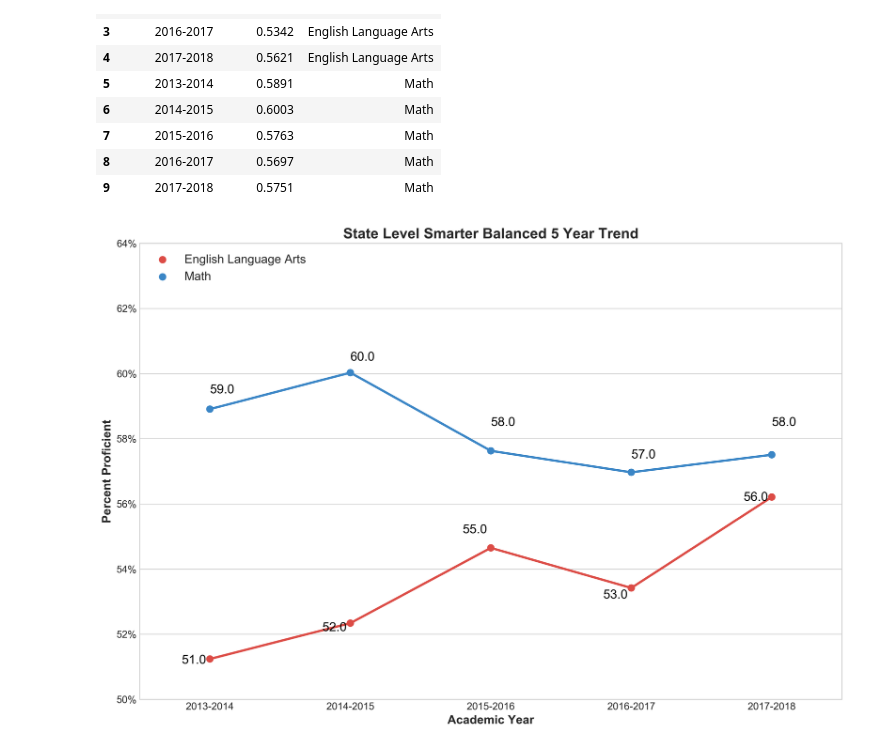
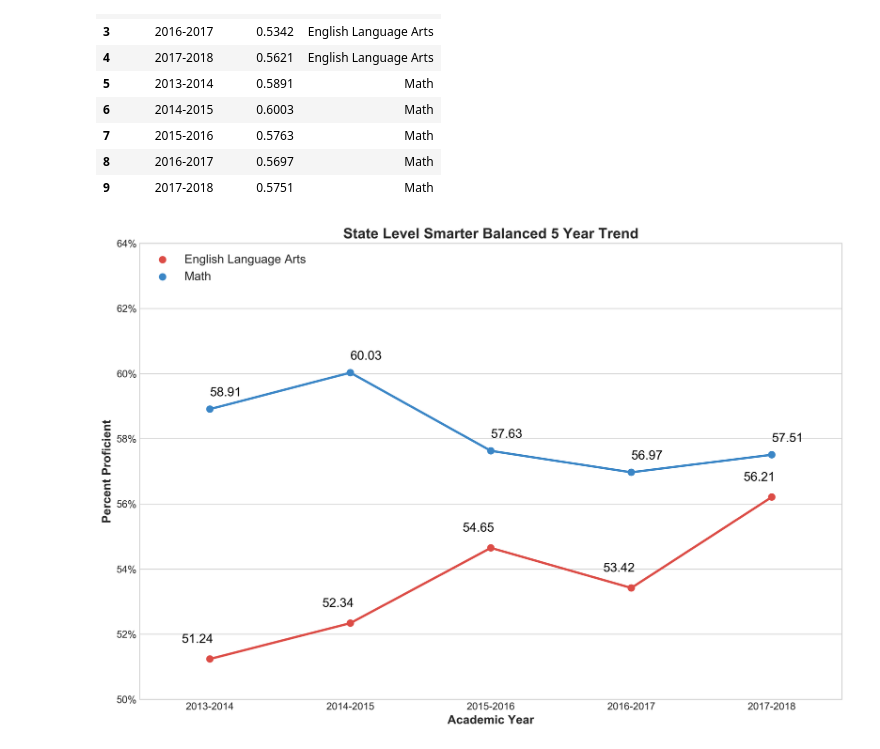
Before and after one commit to CentsOfFate/Miscellaneous-Projects, a Jupyter notebook: Files/Example Seaborn Graphs (Fake Data).ipynb, the cells around one changed output. Saved outputs shown, nothing was run; the diff lists cells and outputs as text; code cells hidden in the pictures.

```diff
--- a/Files/Example Seaborn Graphs (Fake Data).ipynb
+++ b/Files/Example Seaborn Graphs (Fake Data).ipynb
@@ -45,35 +45,35 @@ sns.set_palette(flatui)
 
 plt.figure(figsize = (15, 10), dpi = 300)
 ax = sns.pointplot(x = "Academic_Year", y = "Proficiency", hue = "Type",
                    data = df)
 
 # Title, x-axis, y-axis
 plt.title('State Level Smarter Balanced 5 Year Trend', size = 'xx-large', fontweight = 'bold')
 plt.xlabel('Academic Year', size = 'x-large', fontweight = 'bold')
 plt.ylabel('Percent Proficient', size = 'x-large', fontweight = 'bold')
 
 # Ticks larger
 plt.xticks(size = 'large')
 plt.yticks(size = 'large')
 
 # Set Ticks
 plt.ylim(0.50, 0.64)
 
 # Set Y-Axis to be in Percentage Form
 ax.yaxis.set_major_formatter(FuncFormatter(lambda y, _: '{:.0%}'.format(y)))
 
 # Set Legend
 ax.legend(loc = 2, fontsize = 'x-large')
 
 # Grab Percents for ELA and Math
-elalist = round(df['Proficiency'].head(5) * 100)
-mathlist = round(df['Proficiency'].tail(5) * 100)
+elalist = df['Proficiency'].head(5)
+mathlist = df['Proficiency'].tail(5)
 
 # Label Data Points
-[ax.text(p[0]-.2, p[1] / 100 +.001, p[1], color = 'black', fontsize = 15) for p in zip(ax.get_xticks(), elalist)]
-[ax.text(p[0], p[1] / 100 +.004, p[1], color = 'black', fontsize = 15) for p in zip(ax.get_xticks(), mathlist)]
+[ax.text(p[0]-.2, p[1] +.005, round(p[1] * 100, 2), color = 'black', fontsize = 15) for p in zip(ax.get_xticks(), elalist)]
+[ax.text(p[0], p[1] +.004, round(p[1] * 100, 2), color = 'black', fontsize = 15) for p in zip(ax.get_xticks(), mathlist)]
 
 # Show Graph and Dataframe
 plt.show()
 # %% [output]
-[figure, old version]
+[figure, new version]
```
